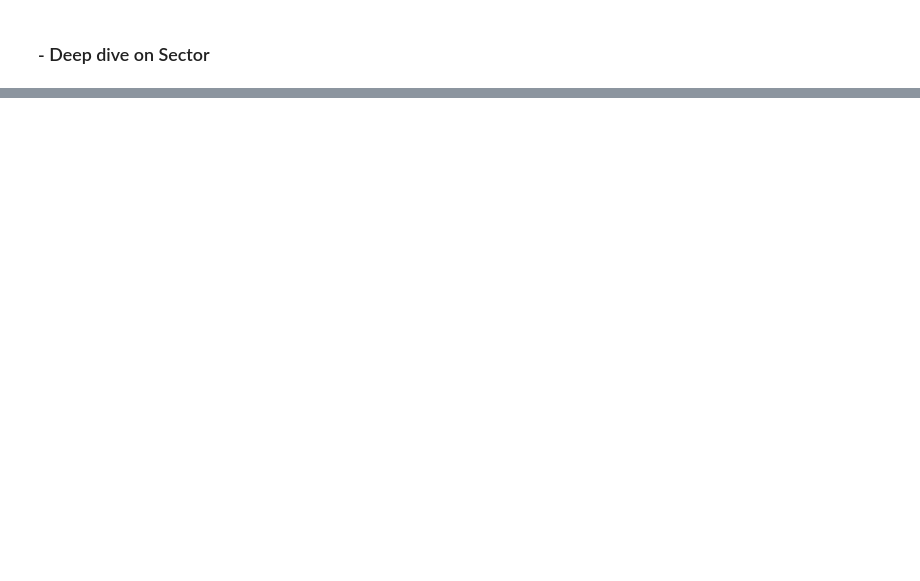
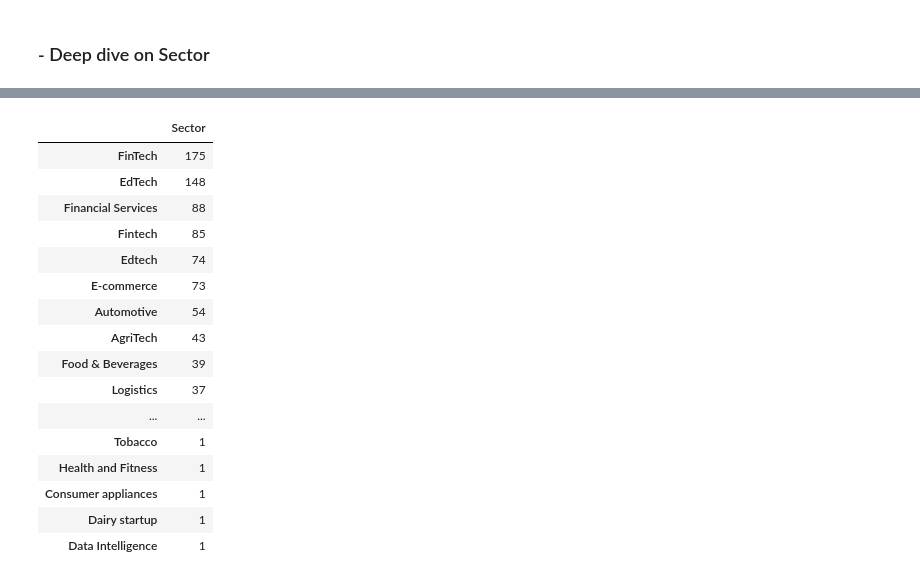
Before and after one commit to rkadey/Data-Analysis, a Jupyter notebook: Indian Startup Fund Analysis/Indian StartUp Funding Analysis.ipynb, the cells around one changed output, grey strips where cells are left out. Cells and saved outputs as stored; diff of their text form; code cells hidden in the pictures; blank space fills up the shorter version.

```diff
--- a/Indian Startup Fund Analysis/Indian StartUp Funding Analysis.ipynb
+++ b/Indian Startup Fund Analysis/Indian StartUp Funding Analysis.ipynb
@@ -935,0 +1059,20 @@ Name: Sector, dtype: object
+# %%
+Sector
+# %% [output]
+|  | Sector |
+| FinTech | 175 |
+| EdTech | 148 |
+| Financial Services | 88 |
+| Fintech | 85 |
+| Edtech | 74 |
+| E-commerce | 73 |
+| Automotive | 54 |
+| AgriTech | 43 |
+| Food & Beverages | 39 |
+| Logistics | 37 |
+| ... | ... |
+| Tobacco | 1 |
+| Health and Fitness | 1 |
+| Consumer appliances | 1 |
+| Dairy startup | 1 |
+| Data Intelligence | 1 |
```
Also changed, not shown: parts of 58 cells of this notebook.
